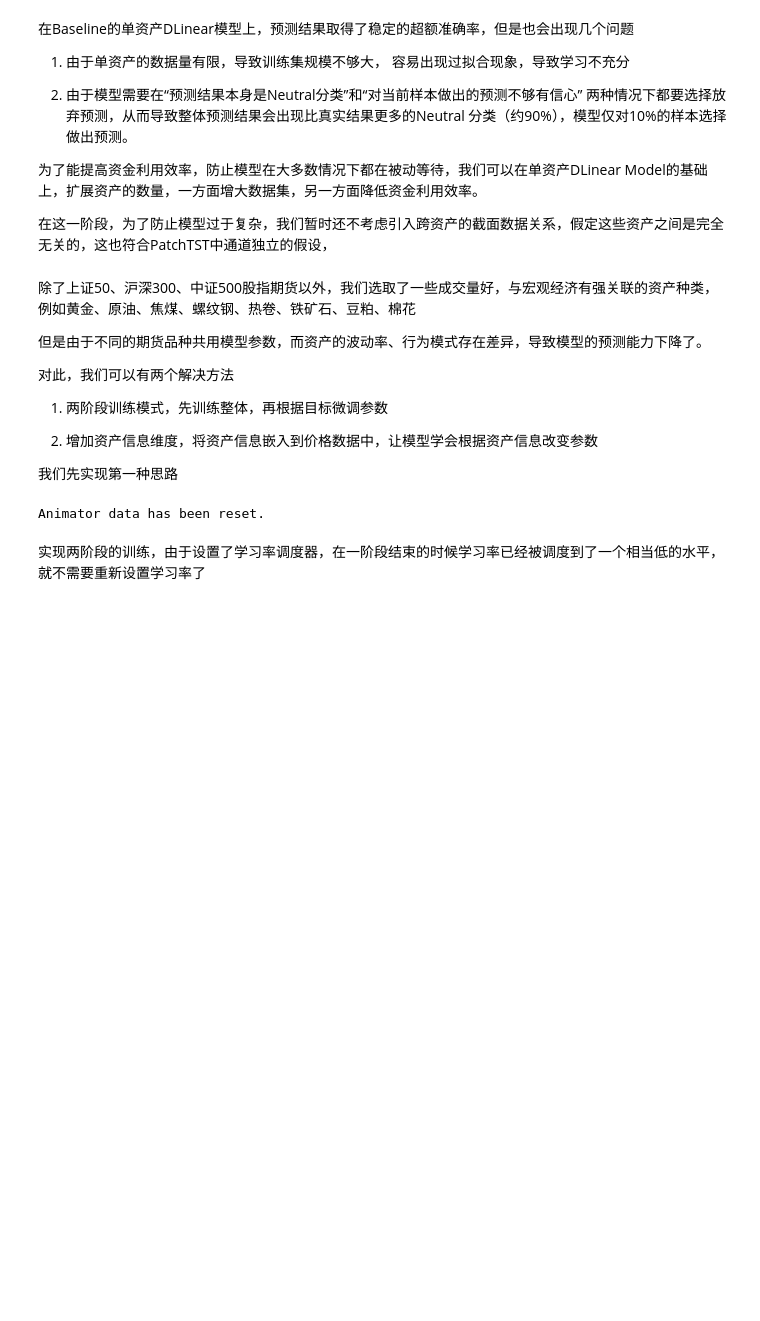
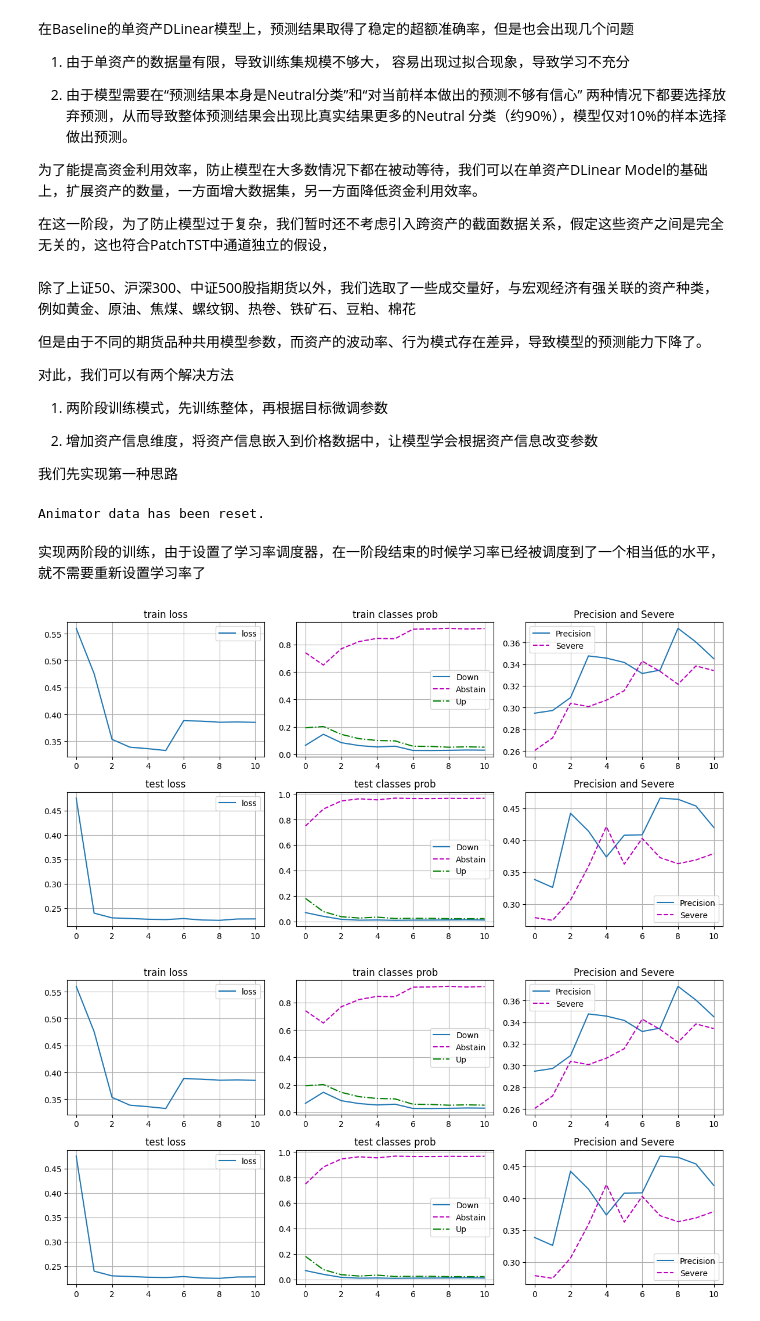
Before and after one commit to FerdinandEoverm/Index_Future_Prediction, a Jupyter notebook: model/Multivariate_DLinea_2_stage.ipynb, the cells around one changed output. Drawn from its saved outputs; the diff is of its cells as text; code cells hidden in the pictures; blank space fills up the shorter version.

```diff
--- a/model/Multivariate_DLinea_2_stage.ipynb
+++ b/model/Multivariate_DLinea_2_stage.ipynb
@@ -75,7 +75,7 @@ pred_len = 5
 train_ratio = 0.5
 validation_ratio = 0.2
 test_ratio = 0.02
-threshold_ratio = 0.25
+threshold_ratio = 0.2
 # %%
 def get_random_split(train_ratio, validation_ratio, test_ratio):
     source = GetOHLCV()
@@ -161,40 +161,46 @@ Animator data has been reset.
 # %%
 result = np.zeros(shape = (10, len(assets_list), 4))
 
 for i in range(10):
     validation_start, test_start, test_end = get_random_split(train_ratio, validation_ratio, test_ratio)
     train_set, validation_set, test_set = get_data_set(assets_list, validation_start, test_start, test_end, seq_len, pred_len, threshold_ratio)
 
     for j in range(len(assets_list)):
         code = assets_list[j]
         train_set_2, validation_set_2, test_set_2 = get_data_set([code], validation_start, test_start, test_end, seq_len, pred_len, threshold_ratio)
 
         model = DLinearOutput(seq_len = seq_len, pred_len = pred_len, individual = True, enc_in = 5, kernel_size = 21, init_prob = [0.0, 1, 0.0], dropout = 0.5).to('cuda:0')
         loss_fn = HybridLoss(alpha = 1e-3, delta = 1)
         optimizer = torch.optim.AdamW(model.parameters(), lr=1e-3, weight_decay = 1e-1)
         scheduler = lr_scheduler.StepLR(optimizer, step_size=1, gamma=0.5)
         train = ModelTrain(model = model,
                         batch_size = 100,
                         train_set = train_set,
                         validation_set = validation_set,
                         test_set = test_set,
                         loss_fn = loss_fn,
                         optimizer = optimizer,
                         scheduler=scheduler,
                         recorder=recorder,
                         graph=animator,
                         )
 
+        train.train_set = train_set
+        train.validation_set = validation_set_2
+
+        prediction, precision = train.epoch_train(epochs = 5, round = 100, early_stop = 10)
+        result[i,j,0] = prediction
+        result[i,j,1] = precision
+
         train.train_set = train_set_2
         train.validation_set = validation_set_2
 
-        prediction, precision = train.epoch_train(epochs = 10, round = 100, early_stop = 10)
-        result[i,j,0] = prediction
-        result[i,j,1] = precision
-
-        # prediction, precision = train.epoch_train(epochs = 10, round = 100, early_stop = 10)
-        # result[i,j,2] = prediction
-        # result[i,j,3] = precision
+        prediction, precision = train.epoch_train(epochs = 5, round = 100, early_stop = 10)
+        result[i,j,2] = prediction
+        result[i,j,3] = precision
+# %% [output]
+[figure, added]
+[figure, added]
 # %%
 all_assets = pd.DataFrame({
     'stage_1_prediction': np.mean(result, axis = 0)[:,0],
```
Also changed, not shown: parts of 6 cells of this notebook.
